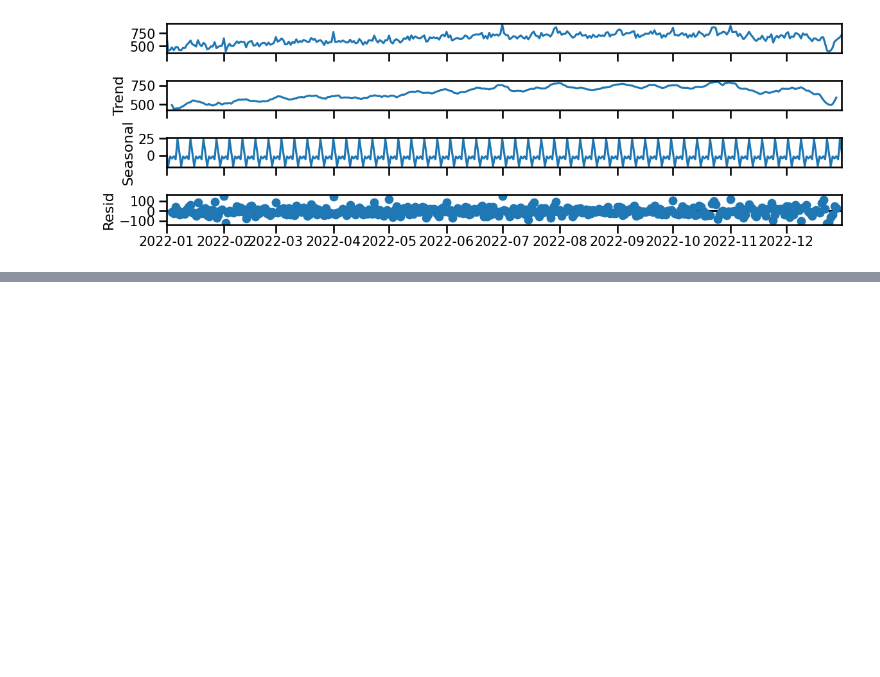
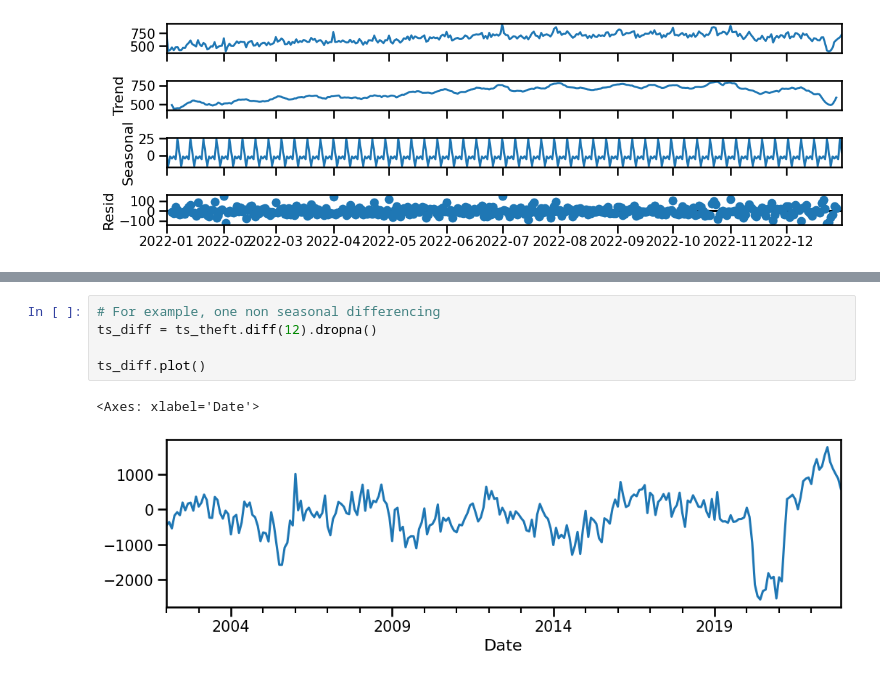
Before and after one commit to basharbayatna/TimeSeries_Anaysis_CrimeData, a Jupyter notebook: Time_Series_analysis_Crime_Data.ipynb, the cells around one changed output, grey strips where cells are left out. Saved outputs shown, nothing was run; the diff lists cells and outputs as text; blank space fills up the shorter version.

```diff
--- a/Time_Series_analysis_Crime_Data.ipynb
+++ b/Time_Series_analysis_Crime_Data.ipynb
@@ -657,0 +952,8 @@ plt.show()
+# %%
+# For example, one non seasonal differencing
+ts_diff = ts_theft.diff(12).dropna()
+
+ts_diff.plot()
+# %% [output]
+<Axes: xlabel='Date'>
+[figure, added]
```
Also changed, not shown: parts of 73 cells of this notebook.
